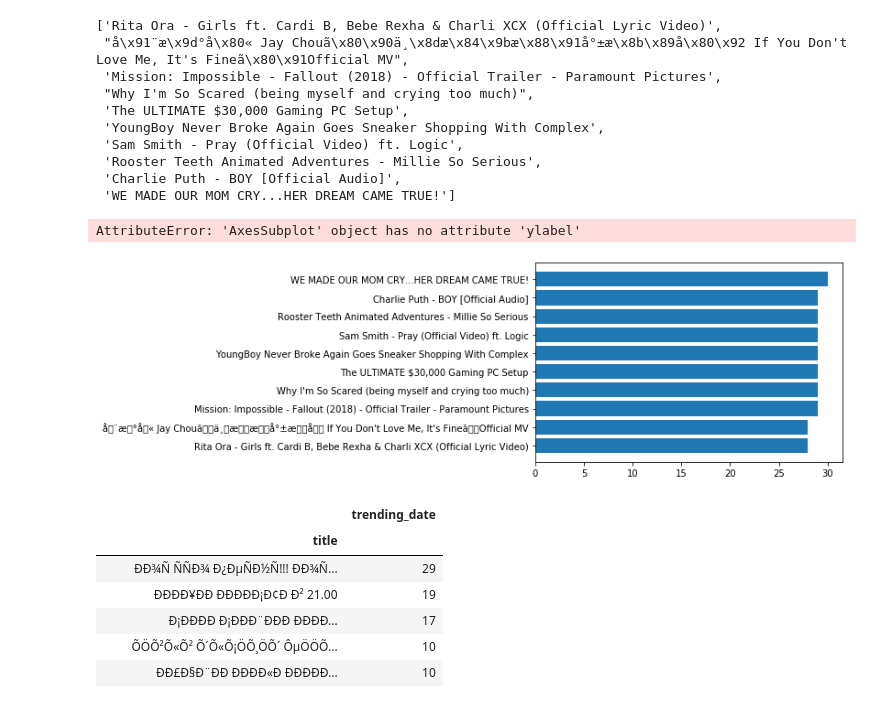
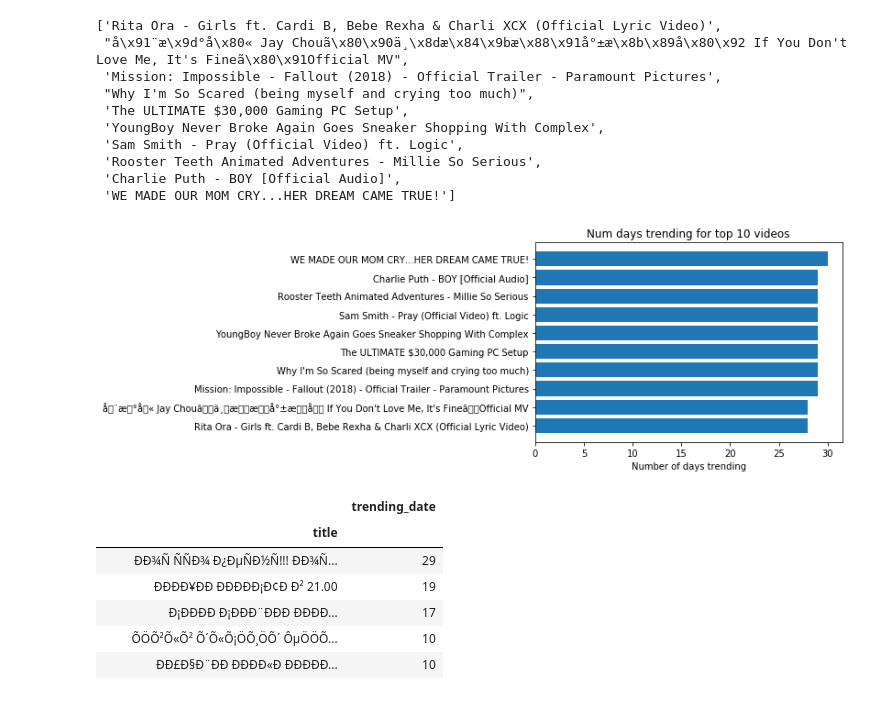
Before and after one commit to Joshmantova/Youtube-Case-Study-In-Python, a Jupyter notebook: notebooks/Untitled.ipynb, the cells around one changed output. Saved outputs shown, nothing was run; the diff lists cells and outputs as text; code cells hidden in the pictures.

Commit message:
changed joshs image

```diff
--- a/notebooks/Untitled.ipynb
+++ b/notebooks/Untitled.ipynb
@@ -235,12 +235,12 @@ titles
 # %%
 fig = plt.figure()
 ax = fig.add_subplot(111)
 ax.barh(titles, views)
-ax.ylabel("Number of days trending")
+plt.xlabel("Number of days trending")
+plt.title("Num days trending for top 10 videos")
 plt.savefig('top trending videos')
 # %% [output]
-AttributeError: 'AxesSubplot' object has no attribute 'ylabel'
-[figure, old version]
+[figure, new version]
 # %%
 df_RU.groupby('title')[['trending_date']].count().sort_values('trending_date', ascending=False).head(10)
 # %% [output]
```
Also changed, not shown: 3 other files.
